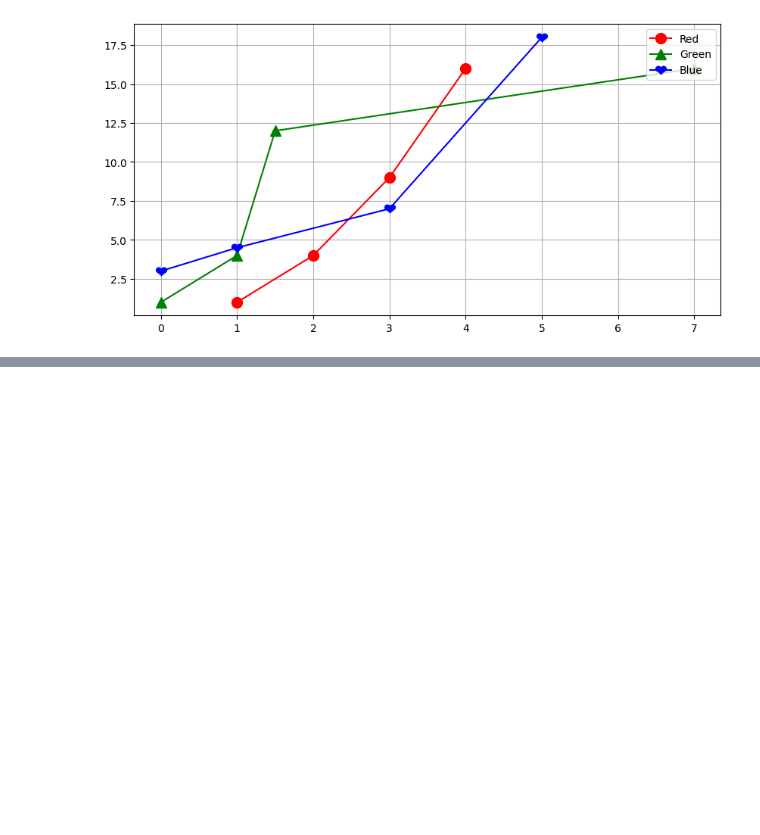
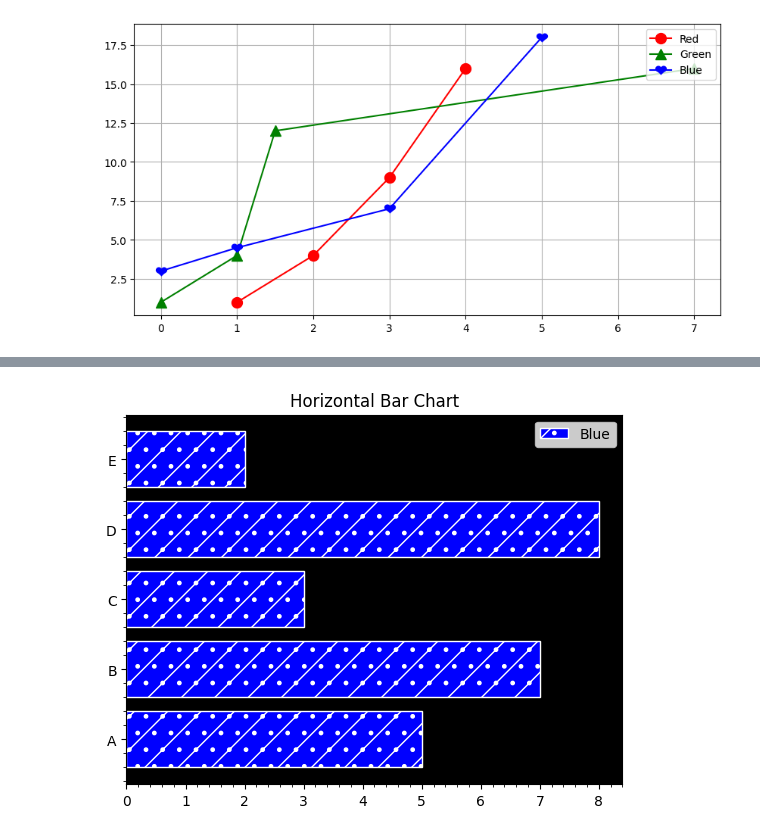
Before and after one commit to Tanupanchal26/VLAUE_ADDED-COURSE, a Jupyter notebook: LIBRARIES.ipynb, the cells around one changed output, grey strips where cells are left out. Saved outputs shown, nothing was run; the diff lists cells and outputs as text; code cells hidden in the pictures; blank space fills up the shorter version.

```diff
--- a/LIBRARIES.ipynb
+++ b/LIBRARIES.ipynb
@@ -104,0 +141,23 @@ plt.show()
+# %%
+import matplotlib.pyplot as plt
+
+x = ['A', 'B', 'C', 'D', 'E']
+y = [5, 7, 3, 8, 2]
+
+plt.barh(
+    x, y,
+    color="blue",
+    hatch="./",
+    edgecolor="white",
+    label="Blue"
+)
+
+plt.gca().set_facecolor("black")
+plt.minorticks_on()
+
+plt.title("Horizontal Bar Chart")
+plt.legend()
+
+plt.show()
+# %% [output]
+[figure, added]
```
Also changed, not shown: parts of 10 cells of this notebook.
